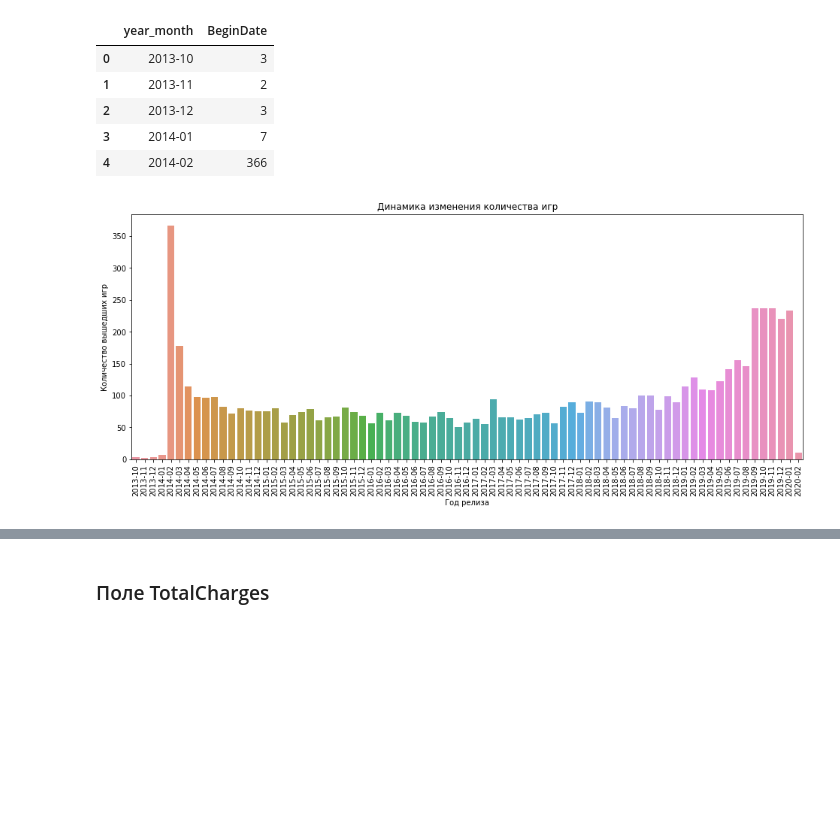
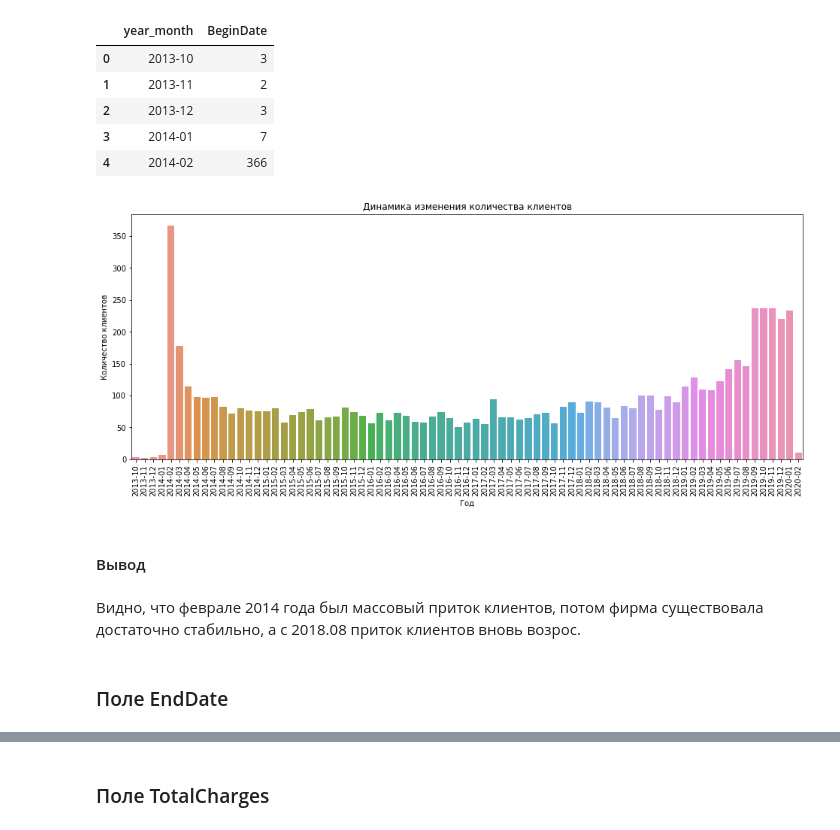
Before and after one commit to Chularev/study_cv, a Jupyter notebook: notebook.ipynb, the cells around one changed output, grey strips where cells are left out. Saved outputs shown, nothing was run; the diff lists cells and outputs as text; code cells hidden in the pictures; blank space fills up the shorter version.

```diff
--- a/notebook.ipynb
+++ b/notebook.ipynb
@@ -216,13 +210,13 @@ time_series.head()
 # %%
 fig , ax = plt.subplots(figsize=(16,6))
 sns.barplot(x=time_series['year_month'], y=time_series['BeginDate'])
 
 plt.xticks(rotation='vertical')
 
-plt.xlabel('Год релиза')
-plt.ylabel('Количество вышедших игр')
-plt.title('Динамика изменения количества игр')
+plt.xlabel('Год')
+plt.ylabel('Количество клиентов')
+plt.title('Динамика изменения количества клиентов')
 
 plt.show(fig)
 # %% [output]
-[figure, old version]
+[figure, new version]
@@ -230,0 +223,6 @@ plt.show(fig)
+# %% [markdown]
+#### Вывод
+# %% [markdown]
+Видно, что феврале 2014 года был массовый приток клиентов, потом фирма существовала достаточно стабильно, а с 2018.08 приток клиентов вновь возрос.
+# %% [markdown]
+### Поле EndDate
```
Also changed, not shown: parts of 24 cells of this notebook.
